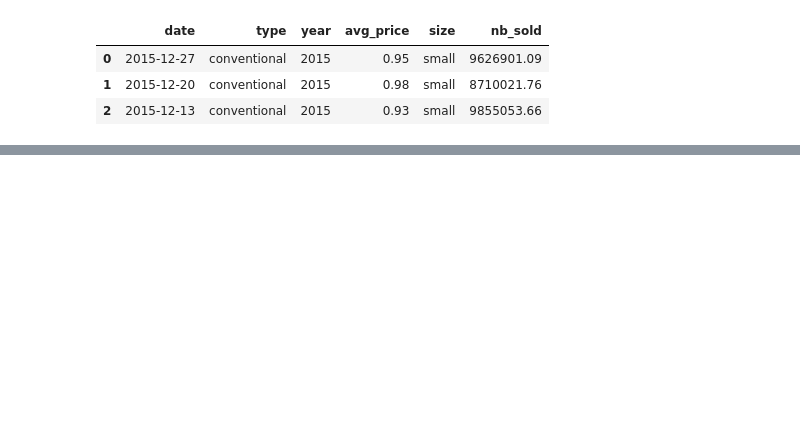
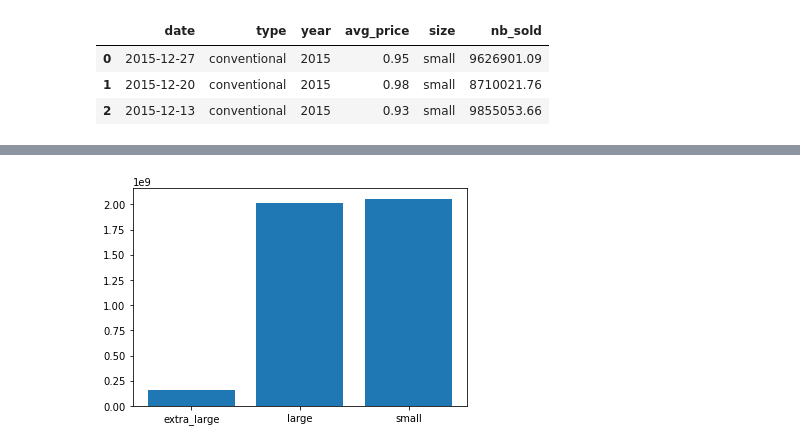
Before and after one commit to Kevin-Kwasnik/master-datasc, a Jupyter notebook: datacamp-materials/data-manipulation/data-visualiztion.ipynb, the cells around one changed output, grey strips where cells are left out. Drawn from its saved outputs; the diff is of its cells as text; code cells hidden in the pictures; blank space fills up the shorter version.

Commit message:
visualization and manipulation notes

```diff
--- a/datacamp-materials/data-manipulation/data-visualiztion.ipynb
+++ b/datacamp-materials/data-manipulation/data-visualiztion.ipynb
@@ -12,0 +21,2 @@ avocado_df.head(3)
+# %%
+nb_sold_by_size = avocado_df[["size","nb_sold"]].groupby(by = "size").sum()
@@ -12,0 +31,5 @@ avocado_df.head(3)
+# %%
+plt.bar(nb_sold_by_size.index, nb_sold_by_size["nb_sold"])
+plt.show()
+# %% [output]
+[figure, added]
```
Also changed, not shown: parts of 16 cells of this notebook, 1 other file.
